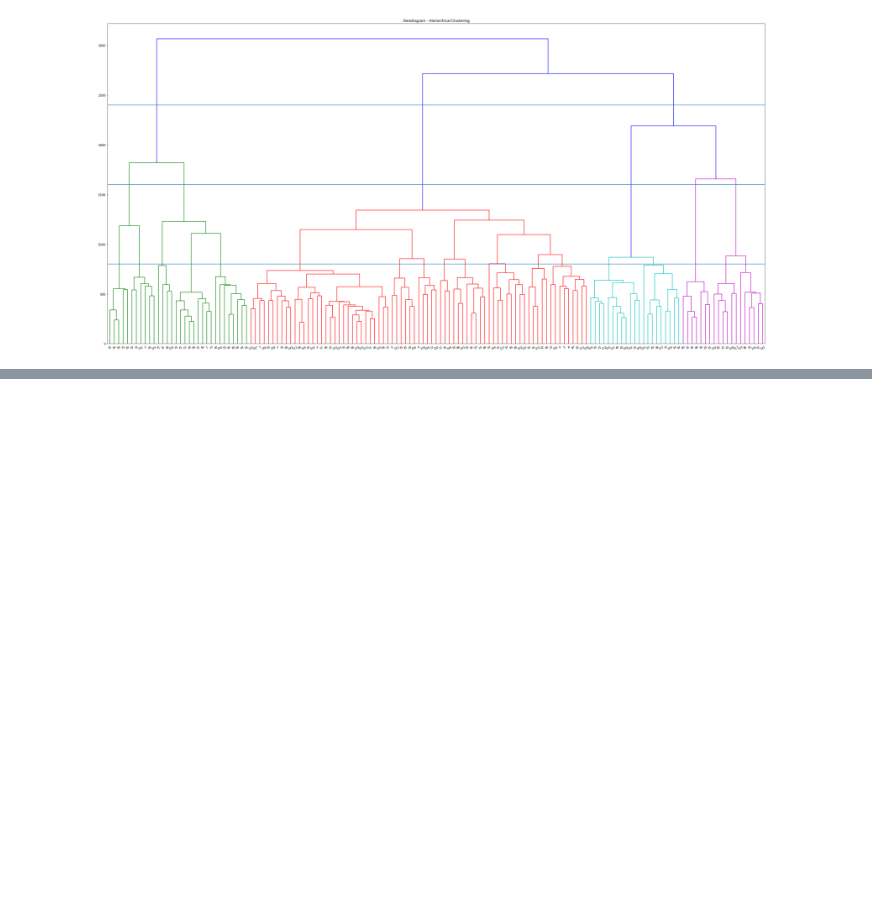
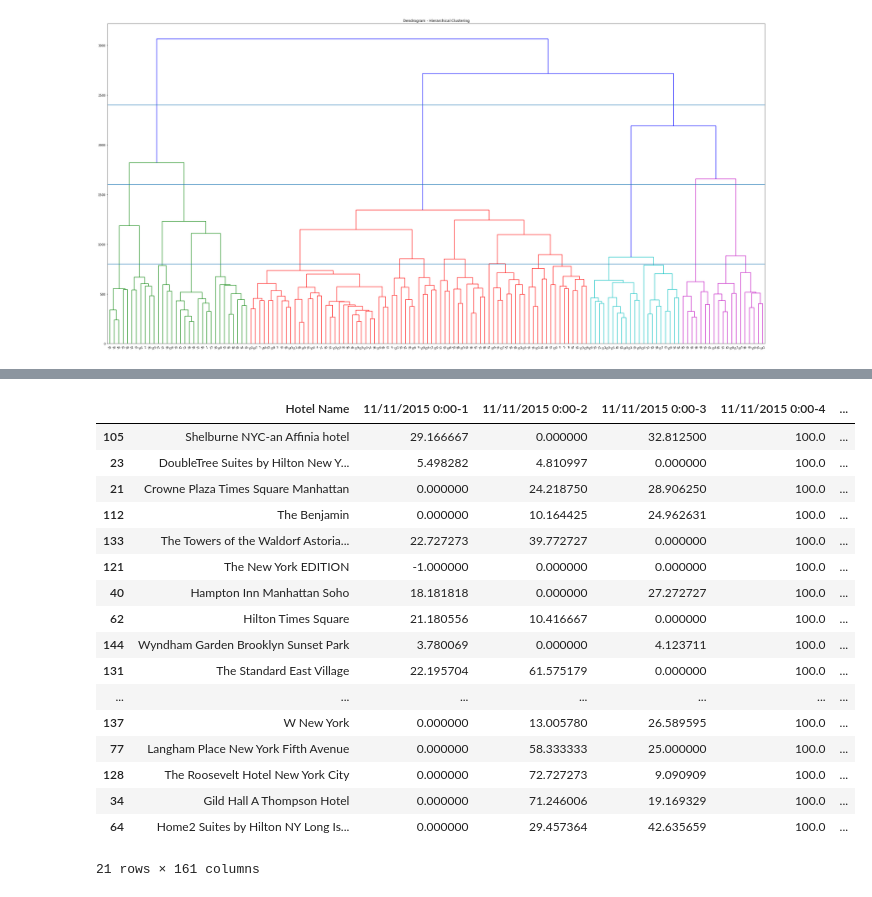
Before and after one commit to yardenGoldy/FinalProjectDataScience, a Jupyter notebook: clustering.ipynb, the cells around one changed output, grey strips where cells are left out. Cells and saved outputs as stored; diff of their text form; code cells hidden in the pictures; blank space fills up the shorter version.

Commit message:
Last fixes on clustering file

```diff
--- a/clustering.ipynb
+++ b/clustering.ipynb
@@ -144,3 +144,4 @@ for rowIdx, row in  norCluster.iterrows():
 
     # Normalize row cells
     cluster.iloc[rowIdx,1:161] = cluster.iloc[rowIdx,1:161].apply(lambda val: -1 if val == -1 else normalize(currMax, currMin, val))
+    testCluster = cluster
@@ -263,0 +195,21 @@ hotels.where(lambda x: x['Hotel Name'] == 'Westin New York at Times Square').dro
+# %%
+cluster.loc[[105,23,21,112,133,121,40,62,144,131,25,100,124,10,83,38,137,77,128,34,64]]
+# %% [output]
+|  | Hotel Name | 11/11/2015 0:00-1 | 11/11/2015 0:00-2 | 11/11/2015 0:00-3 | 11/11/2015 0:00-4 | ... |
+| 105 | Shelburne NYC-an Affinia hotel | 29.166667 | 0.000000 | 32.812500 | 100.0 | ... |
+| 23 | DoubleTree Suites by Hilton New Y... | 5.498282 | 4.810997 | 0.000000 | 100.0 | ... |
+| 21 | Crowne Plaza Times Square Manhattan | 0.000000 | 24.218750 | 28.906250 | 100.0 | ... |
+| 112 | The Benjamin | 0.000000 | 10.164425 | 24.962631 | 100.0 | ... |
+| 133 | The Towers of the Waldorf Astoria... | 22.727273 | 39.772727 | 0.000000 | 100.0 | ... |
+| 121 | The New York EDITION | -1.000000 | 0.000000 | 0.000000 | 100.0 | ... |
+| 40 | Hampton Inn Manhattan Soho | 18.181818 | 0.000000 | 27.272727 | 100.0 | ... |
+| 62 | Hilton Times Square | 21.180556 | 10.416667 | 0.000000 | 100.0 | ... |
+| 144 | Wyndham Garden Brooklyn Sunset Park | 3.780069 | 0.000000 | 4.123711 | 100.0 | ... |
+| 131 | The Standard East Village | 22.195704 | 61.575179 | 0.000000 | 100.0 | ... |
+| ... | ... | ... | ... | ... | ... | ... |
+| 137 | W New York | 0.000000 | 13.005780 | 26.589595 | 100.0 | ... |
+| 77 | Langham Place New York Fifth Avenue | 0.000000 | 58.333333 | 25.000000 | 100.0 | ... |
+| 128 | The Roosevelt Hotel New York City | 0.000000 | 72.727273 | 9.090909 | 100.0 | ... |
+| 34 | Gild Hall A Thompson Hotel | 0.000000 | 71.246006 | 19.169329 | 100.0 | ... |
+| 64 | Home2 Suites by Hilton NY Long Is... | 0.000000 | 29.457364 | 42.635659 | 100.0 | ... |
+21 rows × 161 columns
```
Also changed, not shown: parts of 9 cells of this notebook, 3 other files.
